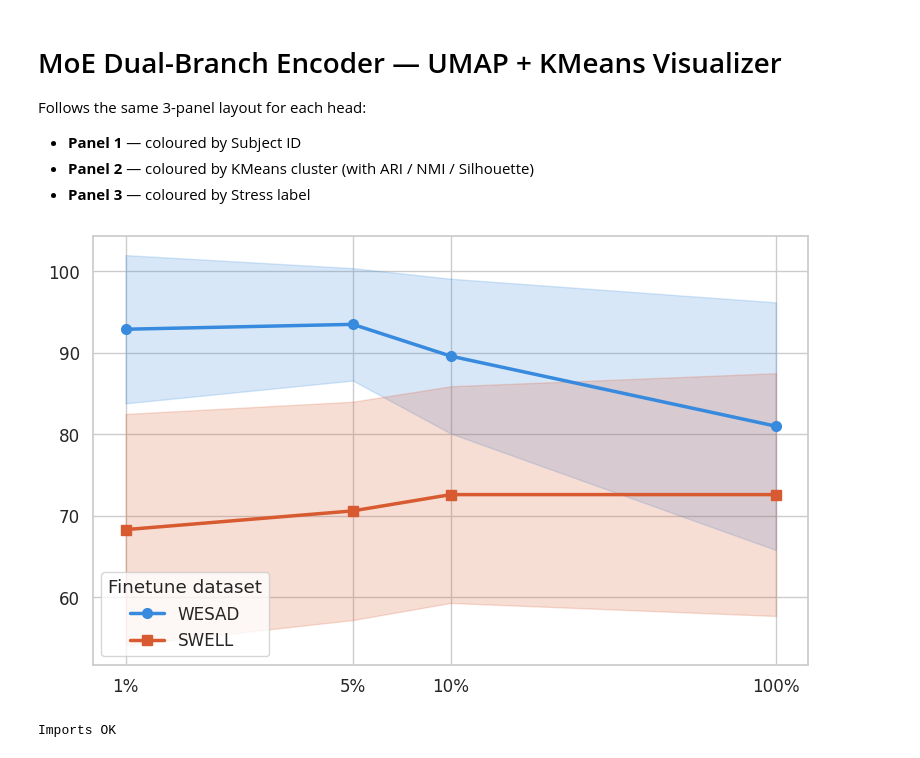
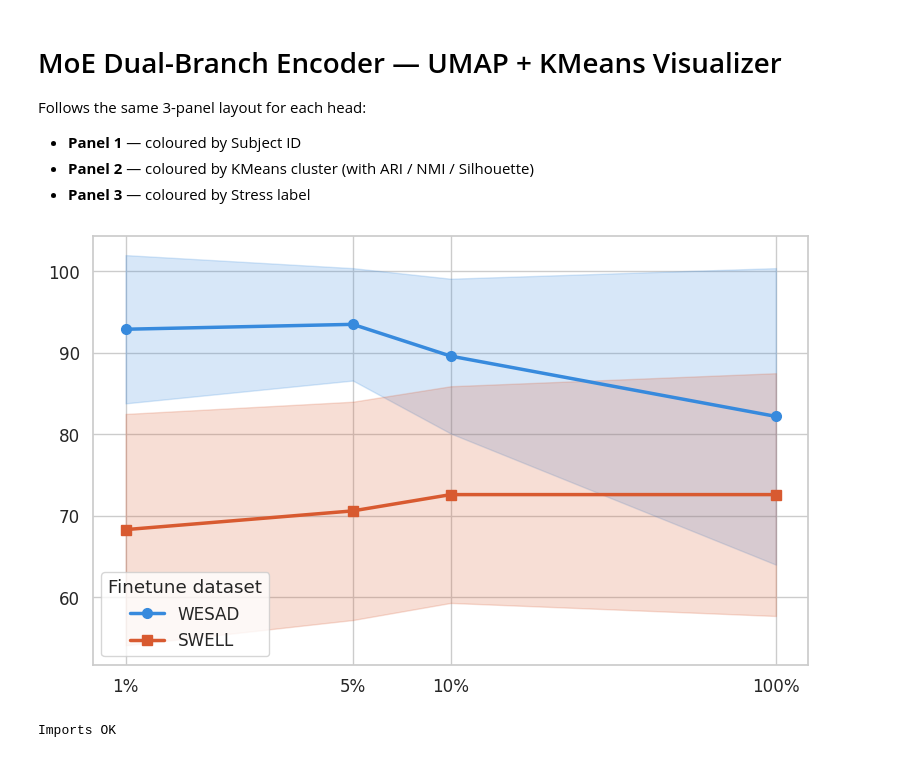
Before and after one commit to namquang2910/subject_aware_contrastive_learning, a Jupyter notebook: visualize_moe_umap_kmeans.ipynb, the cells around one changed output. Cells and saved outputs as stored; diff of their text form; code cells hidden in the pictures.

```diff
--- a/visualize_moe_umap_kmeans.ipynb
+++ b/visualize_moe_umap_kmeans.ipynb
@@ -13,36 +13,36 @@ import seaborn as sns
 sns.set_theme(style="whitegrid", font_scale=1.1)
 
 label_ratios = [1, 5, 10, 100]
 
-wesad_mean = np.array([92.9, 93.5, 89.6, 81.0])
-wesad_std  = np.array([9.1,  6.9,  9.5,  15.2])
+wesad_mean = np.array([92.9, 93.5, 89.6, 82.2])
+wesad_std  = np.array([9.1,  6.9,  9.5,  18.2])
 
 swell_mean = np.array([68.3, 70.6, 72.6, 72.6])
 swell_std  = np.array([14.2, 13.4, 13.3, 14.9])
 
 fig, ax = plt.subplots(figsize=(8, 5))
 
 blue  = "#378ADD"
 coral = "#D85A30"
 
 ax.plot(label_ratios, wesad_mean, color=blue,  marker="o", linewidth=2.5, markersize=7, label="WESAD")
 ax.fill_between(label_ratios, wesad_mean - wesad_std, wesad_mean + wesad_std,
                 color=blue, alpha=0.2)
 
 ax.plot(label_ratios, swell_mean, color=coral, marker="s", linewidth=2.5, markersize=7, label="SWELL")
 ax.fill_between(label_ratios, swell_mean - swell_std, swell_mean + swell_std,
                 color=coral, alpha=0.2)
 
 ax.set_xscale("log")
 ax.set_xticks(label_ratios)
 ax.set_xticklabels([f"{r}%" for r in label_ratios])
 ax.legend(title="Finetune dataset")
 
 plt.tight_layout()
 plt.savefig("f1_label_ratio.png", dpi=150, bbox_inches="tight")
 plt.show()
 # %% [output]
-[figure, old version]
+[figure, new version]
 # %%
 import os, sys
 import numpy as np
```
Also changed, not shown: 38 other files.
